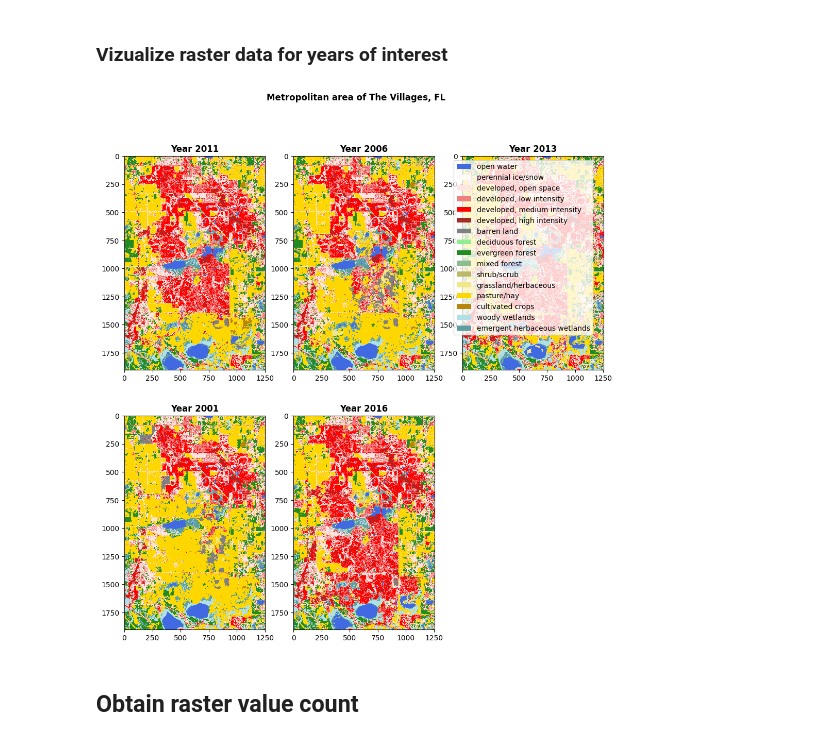
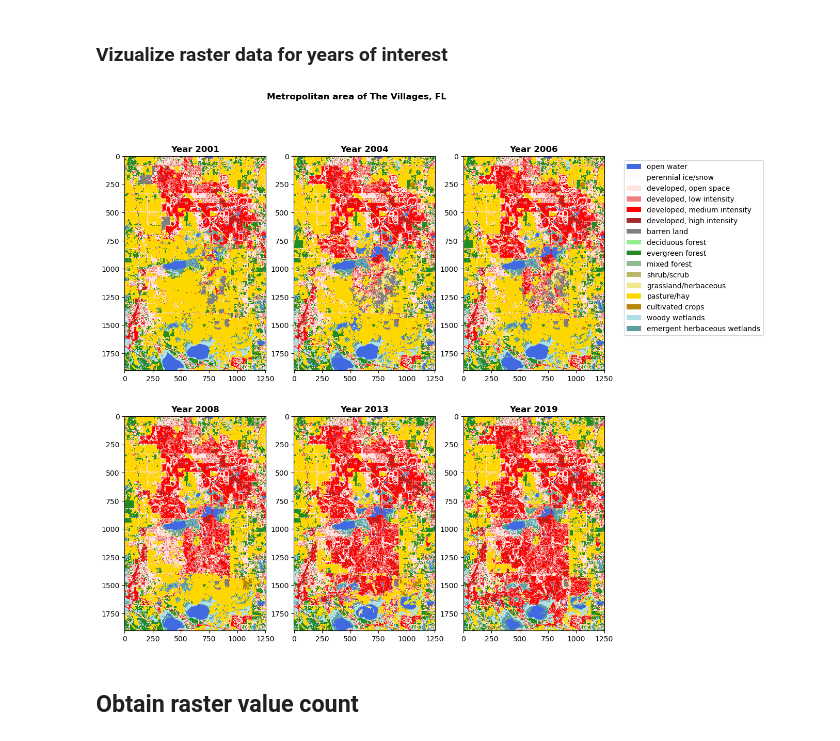
Before and after one commit to GEMS-UMN/Exchange-Notebooks, a Jupyter notebook: landcover/nlcd_tutorial.ipynb, the cells around one changed output. Saved outputs shown, nothing was run; the diff lists cells and outputs as text; code cells hidden in the pictures.

```diff
--- a/landcover/nlcd_tutorial.ipynb
+++ b/landcover/nlcd_tutorial.ipynb
@@ -85,7 +85,8 @@ df
 # %% [markdown]
 ### Vizualize raster data for years of interest
 # %%
-object_ids_of_interest = [187278, 187276, 187279, 187274, 187280]
+object_ids_of_interest = [187274, 187275, 187276, 187277, 187279, 187281]
+
 
 width = 5
 height = 5
@@ -101,34 +102,34 @@ clrs = ["royalblue", "snow", "mistyrose", "lightcoral", "red", "brown", "grey",
 
 labels = ["open water", "perennial ice/snow", "developed, open space", "developed, low intensity",
          "developed, medium intensity", "developed, high intensity", "barren land",
          "deciduous forest", "evergreen forest", "mixed forest", "shrub/scrub", "grassland/herbaceous",
          "pasture/hay", "cultivated crops", "woody wetlands", "emergent herbaceous wetlands"]
 
 cmap = ListedColormap(clrs)
 norm = colors.BoundaryNorm([11, 12, 21, 22, 23, 24, 31, 41, 42, 43, 52, 71, 81, 82, 90, 95], 15)
 
 
 for index, object_id in zip(range(rows*cols), object_ids_of_interest):
     res = s.get(landcover_url + f"/nlcd/object/{object_id}")
     year = res.json()["t_ranges"][0]['begin']
     res = s.get(landcover_url + f"/nlcd/object/{object_id}/raster", params=params)
     raster = res.content
     with rasterio.MemoryFile(raster) as memfile:
         with memfile.open() as dataset:
             data = dataset.read(1)
             values = np.unique(data.ravel())
             axes.append( fig.add_subplot(rows, cols, index+1))
             subplot_title=(f"Year {year}")
             axes[-1].set_title(subplot_title, weight="bold")
             plt.imshow(data, interpolation="none", cmap=cmap, norm=norm)
 
 c = [ mpatches.Patch(facecolor=clrs[i]) for i in range(len(labels))]
 plt.legend(c, labels, bbox_to_anchor=(2.15, 2.21))
 
 plt.suptitle("Metropolitan area of The Villages, FL", weight="bold")
 plt.show()
 # %% [output]
-[figure, old version]
+[figure, new version]
 # %% [markdown]
 ##  Obtain raster value count
 # %% [markdown]
```
Also changed, not shown: parts of 3 cells of this notebook, 2 other files.
